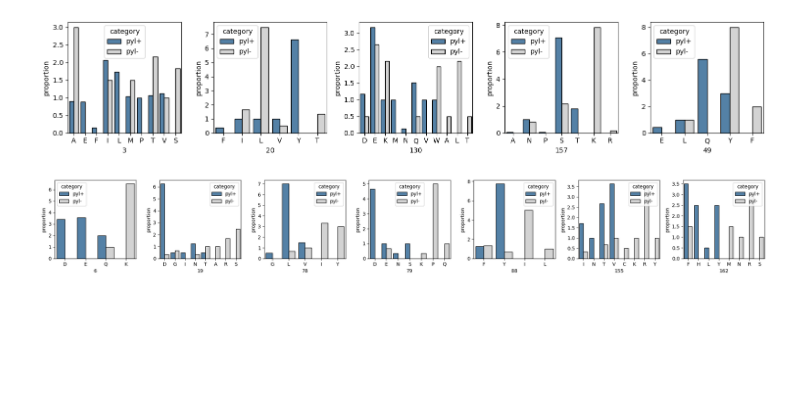
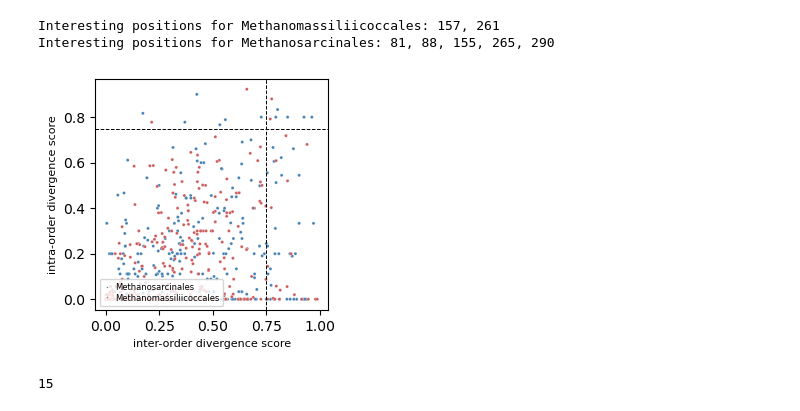
Before and after one commit to pipparichter/pyrrolysine, a Jupyter notebook: notebooks/sandbox-3.ipynb, the cells around one changed output. Saved outputs shown, nothing was run; the diff lists cells and outputs as text; code cells hidden in the pictures; blank space fills up the shorter version.

```diff
--- a/notebooks/sandbox-3.ipynb
+++ b/notebooks/sandbox-3.ipynb
@@ -286,32 +89,0 @@ def plot_residue_distribution(figure_df:pd.DataFrame, position:int=None, ax=None
-# %%
-figure_df = alignment_df.copy()
-figure_df['category'] = arf1_df.category
-figure_df['order'] = arf1_df.order
-figure_df['genus'] = arf1_df.genus
-figure_df = figure_df[figure_df['order'] == 'Methanomassiliicoccales'].copy()
-
-# [ 20  49  52  65 253 270 375]
-positions = [3, 20, 130, 157, 49] # [  3  20 130 157 160]
-fig, axes = plt.subplots(ncols=len(positions), figsize=(len(positions) * 3, 3))
-for position, ax in zip(positions, axes):
-    plot_residue_distribution(figure_df, position=position, ax=ax)
-
-fig.tight_layout()
-# %% [output]
-[figure, removed]
-# %%
-figure_df = alignment_df.copy()
-figure_df['category'] = arf1_df.category
-figure_df['order'] = arf1_df.order
-figure_df['genus'] = arf1_df.genus
-figure_df = figure_df[figure_df['order'] == 'Methanosarcinales'].copy()
-
-
-positions = [6, 19, 78, 79, 88, 155, 162]
-fig, axes = plt.subplots(ncols=len(positions), figsize=(len(positions) * 3, 3))
-for position, ax in zip(positions, axes):
-    plot_residue_distribution(figure_df, position=position, ax=ax)
-
-fig.tight_layout()
-# %% [output]
-[figure, removed]
@@ -317,0 +137,43 @@ fig.tight_layout()
+# %%
+def get_divergence_scores(M, order:str='Methanosarcinales', intra_order:bool=False):
+
+    scores = np.linalg.norm(M[0].drop(columns=['position']).values - M[1].drop(columns=['position']).values, ord=1, axis=1)
+    scores = scores / 2
+    score_df = dict()
+    score_df['score'] = scores
+    score_df['position'] = np.arange(len(scores))
+    return pd.DataFrame(score_df)
+
+inter_order_scores = dict()
+intra_order_scores = dict()
+
+for order in orders:
+    inter_order_scores[order] = get_divergence_scores((M_pyl_plus[order], M_pyl_minus['all']))
+    intra_order_scores[order] = get_divergence_scores((M_pyl_plus[order], M_pyl_minus[order]))
+# %%
+figure_df = pd.concat([df.assign(order=order) for order, df in intra_order_scores.items()])
+figure_df = figure_df.rename(columns={'score':'intra_order_score', 'order':'_order', 'position':'_position'})
+figure_df = pd.concat([figure_df, pd.concat([df.assign(order=order) for order, df in inter_order_scores.items()])], axis=1)
+figure_df = figure_df.rename(columns={'score':'inter_order_score'})
+
+palette = {'Methanomassiliicoccales':'indianred', 'Methanosarcinales':'steelblue'}
+fig, ax = plt.subplots(figsize=(3, 3))
+sns.scatterplot(figure_df, x='inter_order_score', y='intra_order_score', hue='order', palette=palette, s=5, ax=ax)
+ax.set_ylabel('intra-order divergence score', fontsize=8)
+ax.set_xlabel('inter-order divergence score', fontsize=8)
+
+shrink_legend_scatterplot(ax, loc='lower left')
+
+threshold = 0.75
+ax.axvline(threshold, ls='--', lw=0.7, color='black')
+ax.axhline(threshold, ls='--', lw=0.7, color='black')
+
+mask = (figure_df.inter_order_score > threshold) & (figure_df.intra_order_score > threshold)
+# mask = (figure_df.intra_order_score > 0.9)
+for order, df in figure_df[mask].groupby('order'):
+    print(f'Interesting positions for {order}:', ', '.join(df.position.astype(str)))
+plt.show()
+# %% [output]
+Interesting positions for Methanomassiliicoccales: 157, 261
+Interesting positions for Methanosarcinales: 81, 88, 155, 265, 290
+[figure, added]
@@ -317,0 +190,4 @@ fig.tight_layout()
+# %%
+len([3, 19, 78, 79, 81, 88, 155, 162, 163, 260, 265, 290, 304, 338, 403])
+# %% [output]
+15
```
Also changed, not shown: parts of 24 cells of this notebook, 4 other files.
